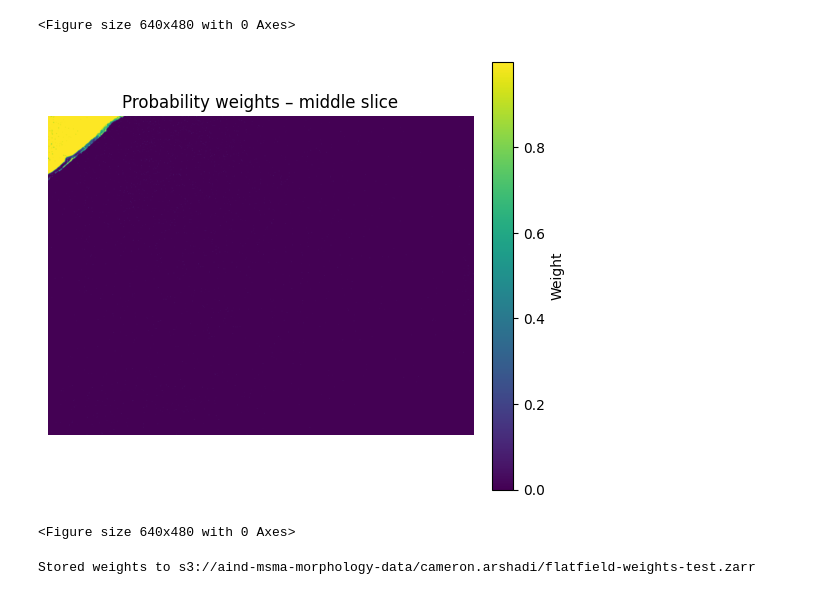
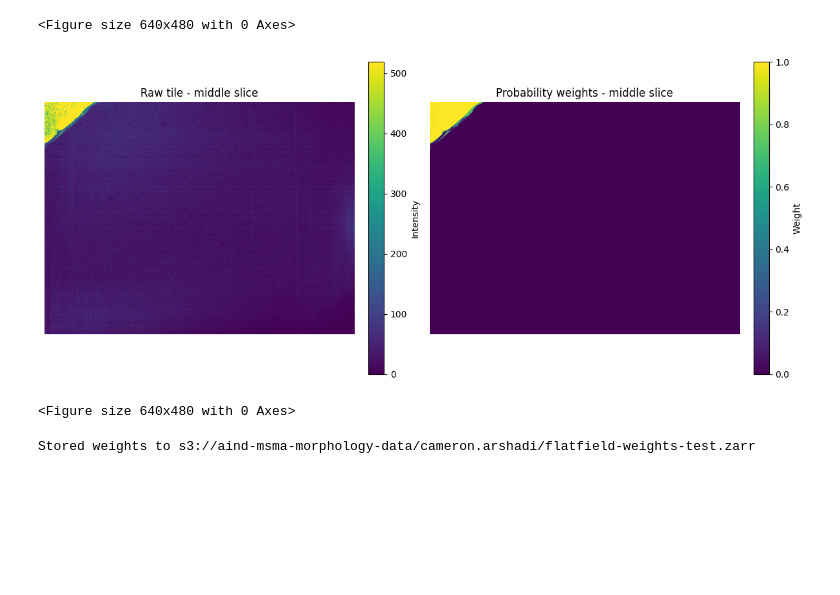
Before and after one commit to AllenNeuralDynamics/exaspim-flatfield-correction, a Jupyter notebook: notebooks/probability_weight_demo.ipynb, the cells around one changed output. Drawn from its saved outputs; the diff is of its cells as text; code cells hidden in the pictures; blank space fills up the shorter version.

Commit message:
Plot raw slice next to weights

```diff
--- a/notebooks/probability_weight_demo.ipynb
+++ b/notebooks/probability_weight_demo.ipynb
@@ -112,17 +113,31 @@ plt.savefig("weight_ramp.png", dpi=150)
 [figure]
 <Figure size 640x480 with 0 Axes>
 # %%
-# Visualize the middle slice of the weight volume
-mid_slice = weights_np[weights_np.shape[0] // 2]
-fig, ax = plt.subplots(figsize=(6, 6))
-img = ax.imshow(mid_slice, cmap="viridis")
-ax.set_title("Probability weights – middle slice")
-ax.axis("off")
-fig.colorbar(img, ax=ax, fraction=0.046, pad=0.04, label="Weight")
+# Visualize the middle slice of the raw data and the weight volume side by side
+mid_idx = weights_np.shape[0] // 2
+
+raw_mid_slice = corrected_da[mid_idx].compute()
+weights_mid_slice = weights_np[mid_idx]
+
+# Stretch the raw slice contrast for display to avoid saturation
+raw_vmin, raw_vmax = np.percentile(raw_mid_slice, (0, 99))
+
+fig, axes = plt.subplots(1, 2, figsize=(12, 6))
+raw_img = axes[0].imshow(raw_mid_slice, cmap="viridis", vmin=raw_vmin, vmax=raw_vmax)
+axes[0].set_title("Raw tile - middle slice")
+axes[0].axis("off")
+fig.colorbar(raw_img, ax=axes[0], fraction=0.046, pad=0.04, label="Intensity")
+
+weight_img = axes[1].imshow(weights_mid_slice, cmap="viridis", vmin=0.0, vmax=1.0)
+axes[1].set_title("Probability weights - middle slice")
+axes[1].axis("off")
+fig.colorbar(weight_img, ax=axes[1], fraction=0.046, pad=0.04, label="Weight")
+
+plt.tight_layout()
 plt.show()
-plt.savefig("weight_middle_slice.png", dpi=150)
+plt.savefig("weight_middle_slice_comparison.png", dpi=150)
 # %% [output]
-[figure, old version]
+[figure, new version]
 <Figure size 640x480 with 0 Axes>
 # %%
 # Store the weight volume as an OME-Zarr on S3
```
Also changed, not shown: parts of 1 cell of this notebook.
